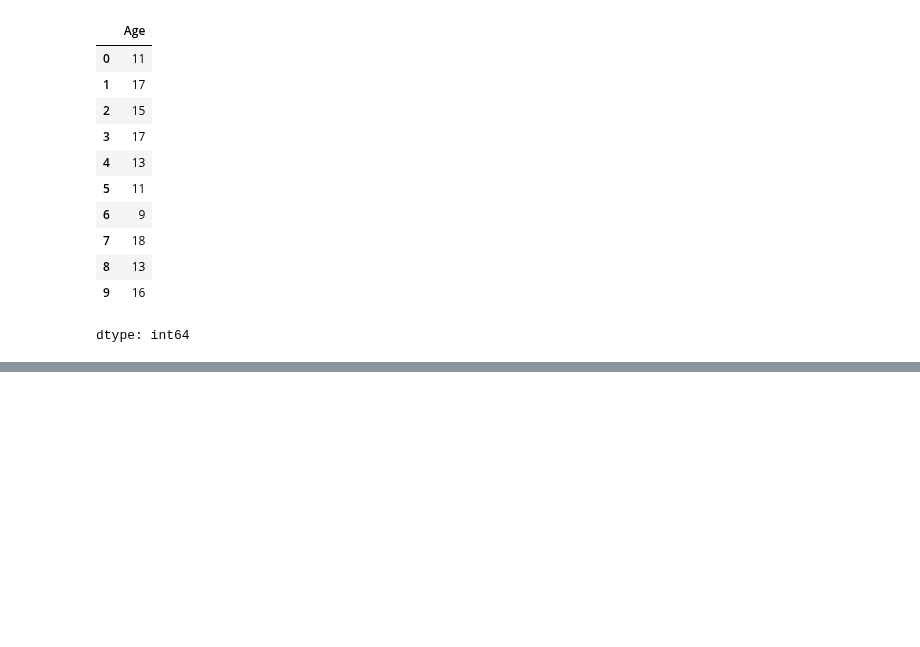
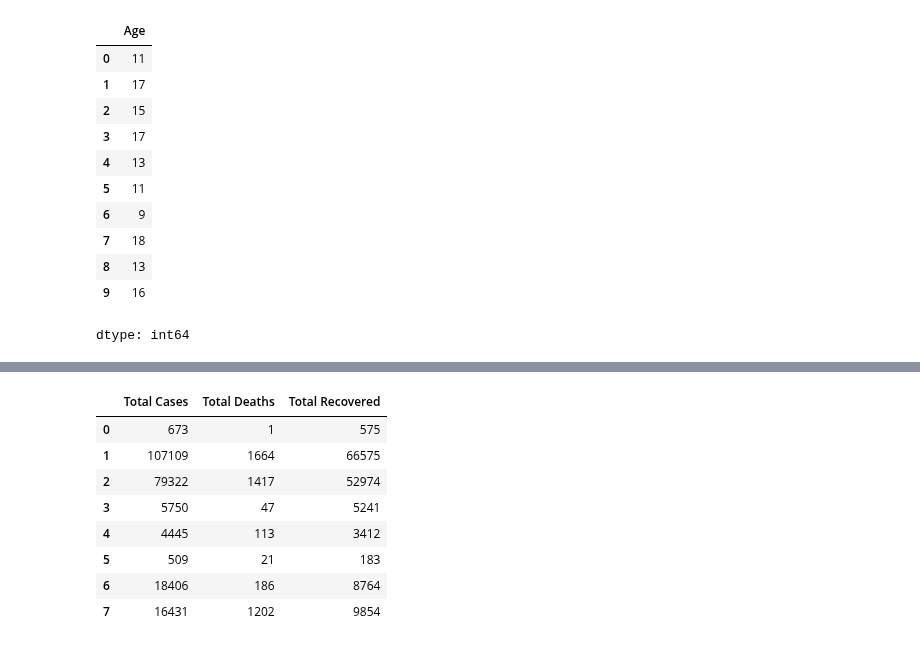
Before and after one commit to Muhammed1978/Amazon-Product-Review-Analysis, a Jupyter notebook: DataAnalysis_Pandas0.ipynb, the cells around one changed output, grey strips where cells are left out. Drawn from its saved outputs; the diff is of its cells as text; code cells hidden in the pictures; blank space fills up the shorter version.

```diff
--- a/DataAnalysis_Pandas0.ipynb
+++ b/DataAnalysis_Pandas0.ipynb
@@ -657,0 +738,12 @@ dtype: int64
+# %%
+COVID19data_df[["Total Cases", "Total Deaths", "Total Recovered"]] # Total Cases is COVID-19 cases
+# %% [output]
+|  | Total Cases | Total Deaths | Total Recovered |
+| 0 | 673 | 1 | 575 |
+| 1 | 107109 | 1664 | 66575 |
+| 2 | 79322 | 1417 | 52974 |
+| 3 | 5750 | 47 | 5241 |
+| 4 | 4445 | 113 | 3412 |
+| 5 | 509 | 21 | 183 |
+| 6 | 18406 | 186 | 8764 |
+| 7 | 16431 | 1202 | 9854 |
```
Also changed, not shown: parts of 23 cells of this notebook.
